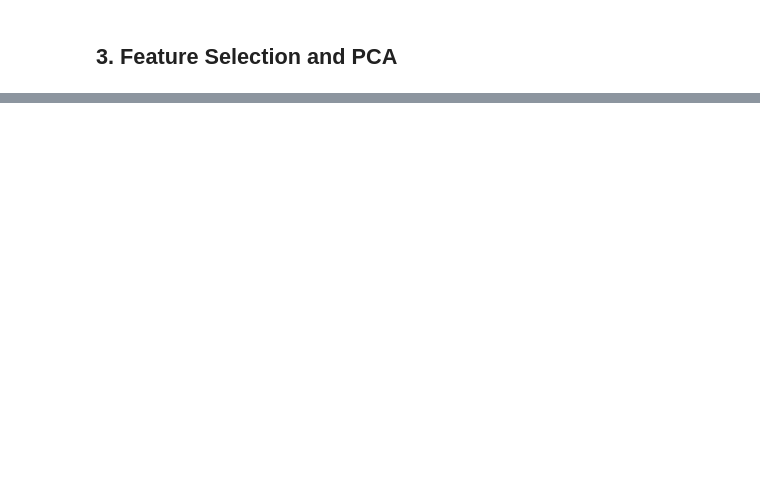
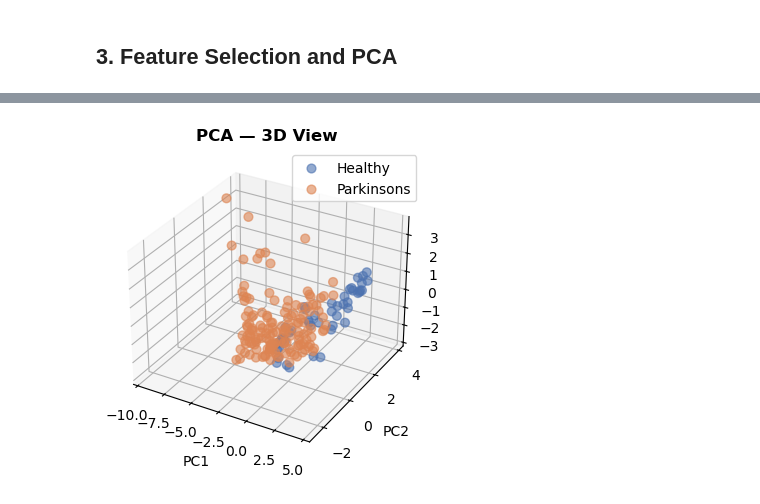
Before and after one commit to Sahar-Salmanz/parkinsons_ml, a Jupyter notebook: src/parkinsons.ipynb, the cells around one changed output, grey strips where cells are left out. Saved outputs shown, nothing was run; the diff lists cells and outputs as text; code cells hidden in the pictures; blank space fills up the shorter version.

```diff
--- a/src/parkinsons.ipynb
+++ b/src/parkinsons.ipynb
@@ -260,0 +312,17 @@ plt.tight_layout()
+# %%
+fig = plt.figure(figsize=(10, 8))
+ax3d = fig.add_subplot(1, 3, 3, projection="3d")
+for label, color, name in [(0, "#4C72B0", "Healthy"), (1, "#DD8452", "Parkinsons")]:
+    mask_l = y == label
+    ax3d.scatter(X_pca[mask_l, 0], X_pca[mask_l, 1], X_pca[mask_l, 2],
+                 c=color, alpha=0.6, s=40, label=name)
+ax3d.set_xlabel(f"PC1")
+ax3d.set_ylabel(f"PC2")
+ax3d.set_zlabel(f"PC3")
+ax3d.set_title("PCA — 3D View", fontsize=12, fontweight="bold")
+ax3d.legend()
+
+plt.tight_layout()
+plt.show()
+# %% [output]
+[figure, added]
```
Also changed, not shown: parts of 22 cells of this notebook.
